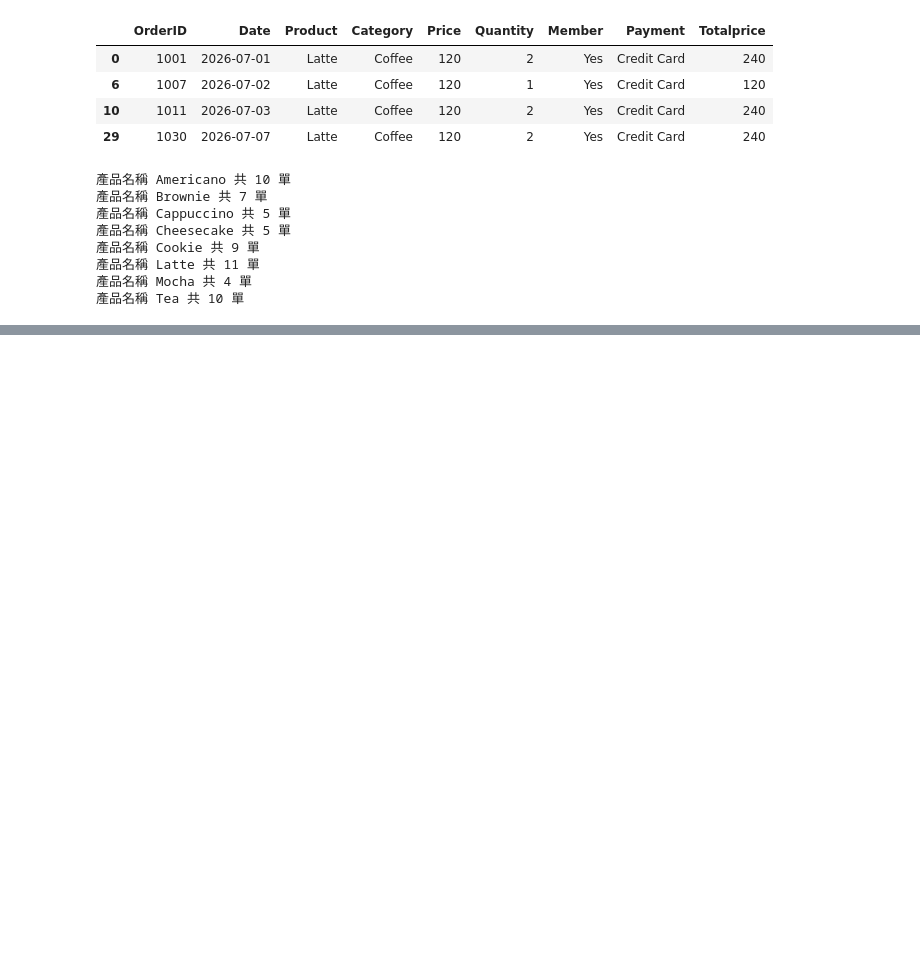
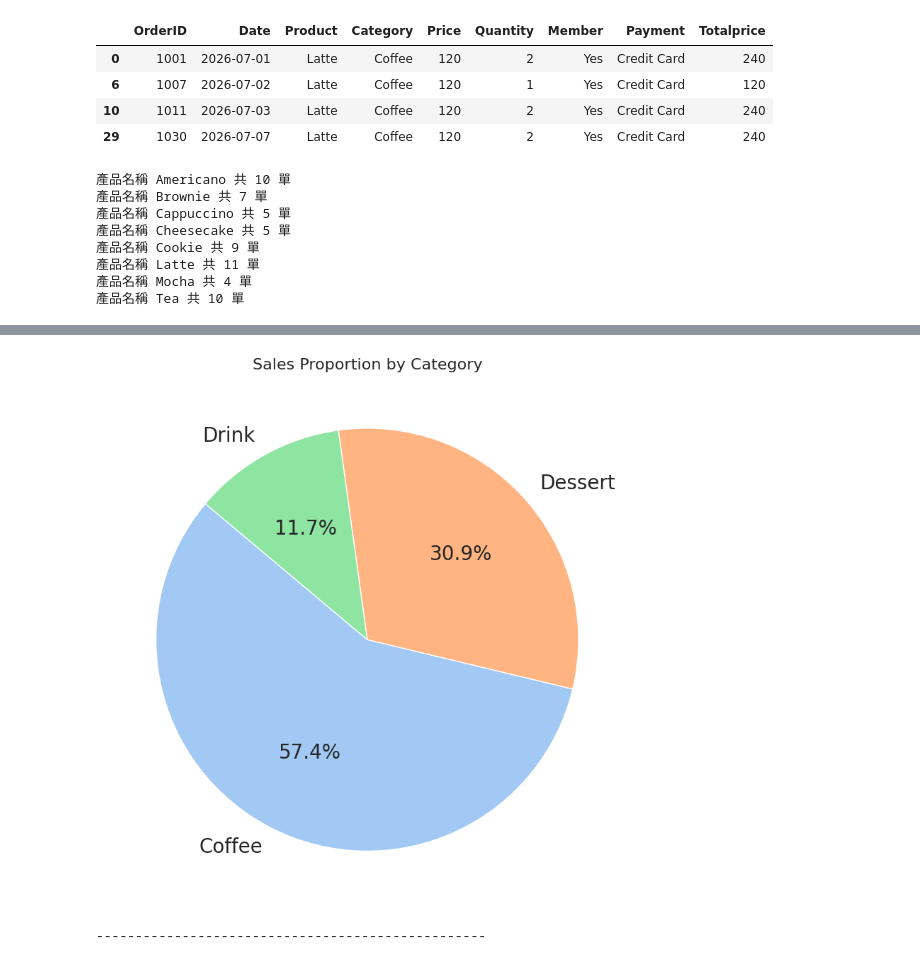
Before and after one commit to aaronhuang317/Data-leaing101, a Jupyter notebook: colab_Data_learning101.ipynb, the cells around one changed output, grey strips where cells are left out. Drawn from its saved outputs; the diff is of its cells as text; code cells hidden in the pictures; blank space fills up the shorter version.

```diff
--- a/colab_Data_learning101.ipynb
+++ b/colab_Data_learning101.ipynb
@@ -206,0 +243,31 @@ for product_name , sele_number in df.groupby("Product"):
+# %%
+# 確保 'Totalprice' 欄位存在，如果不存在則重新計算
+if 'Totalprice' not in df.columns:
+    df['Totalprice'] = df['Price'] * df['Quantity']
+
+# 計算每個類別的總銷售額
+category_sales = df.groupby('Category')['Totalprice'].sum()
+
+# 繪製圓餅圖
+plt.figure(figsize=(8, 8))
+plt.pie(
+    category_sales,
+    labels=category_sales.index,
+    autopct='%1.1f%%',
+    startangle=140,
+    colors=sns.color_palette('pastel'), # 修正：在這裡添加逗號
+    textprops={'fontsize': 20} # 增加百分比文字大小
+    )
+
+plt.title('Sales Proportion by Category',fontsize=16 )
+plt.ylabel('') # 移除Y軸標籤以避免與標題重疊
+#plt.axis('equal') # 確保圓餅圖是圓形的
+plt.tight_layout()
+plt.savefig('sales_proportion_by_category.png')
+plt.show()
+# %% [output]
+[figure, added]
+# %%
+print("-"*50)
+# %% [output]
+--------------------------------------------------
```
Also changed, not shown: parts of 8 cells of this notebook.
